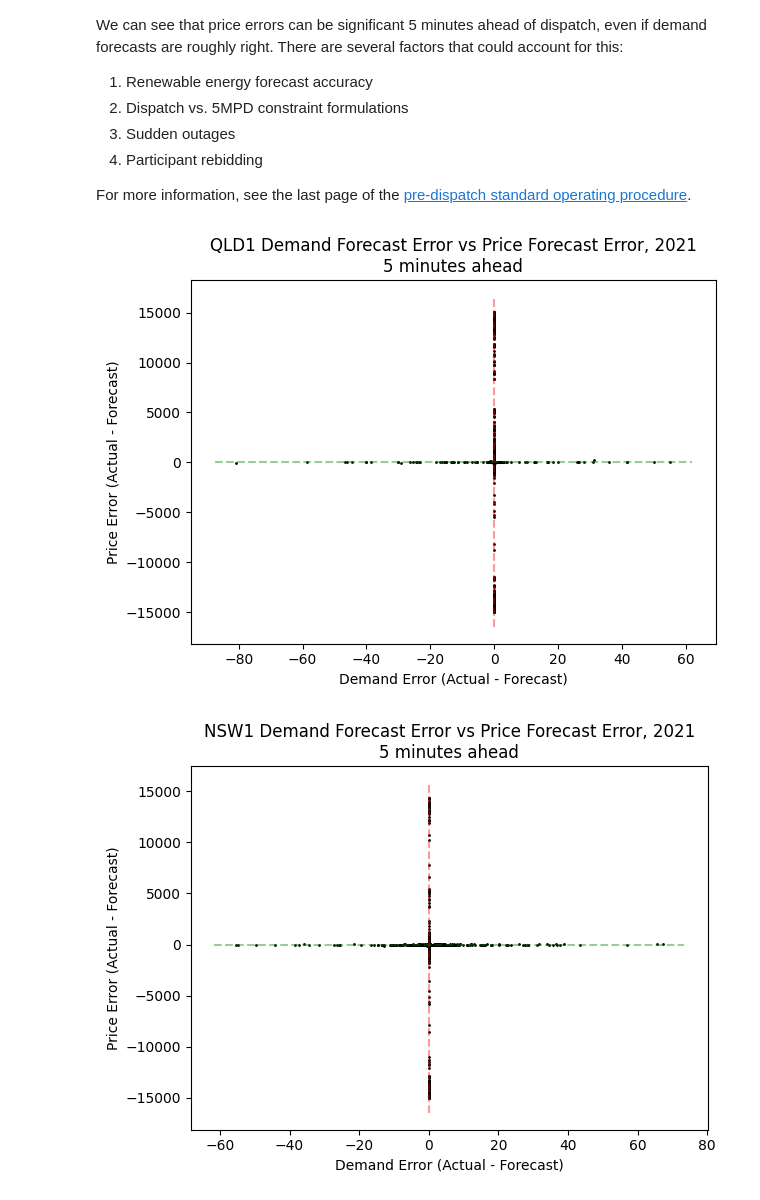
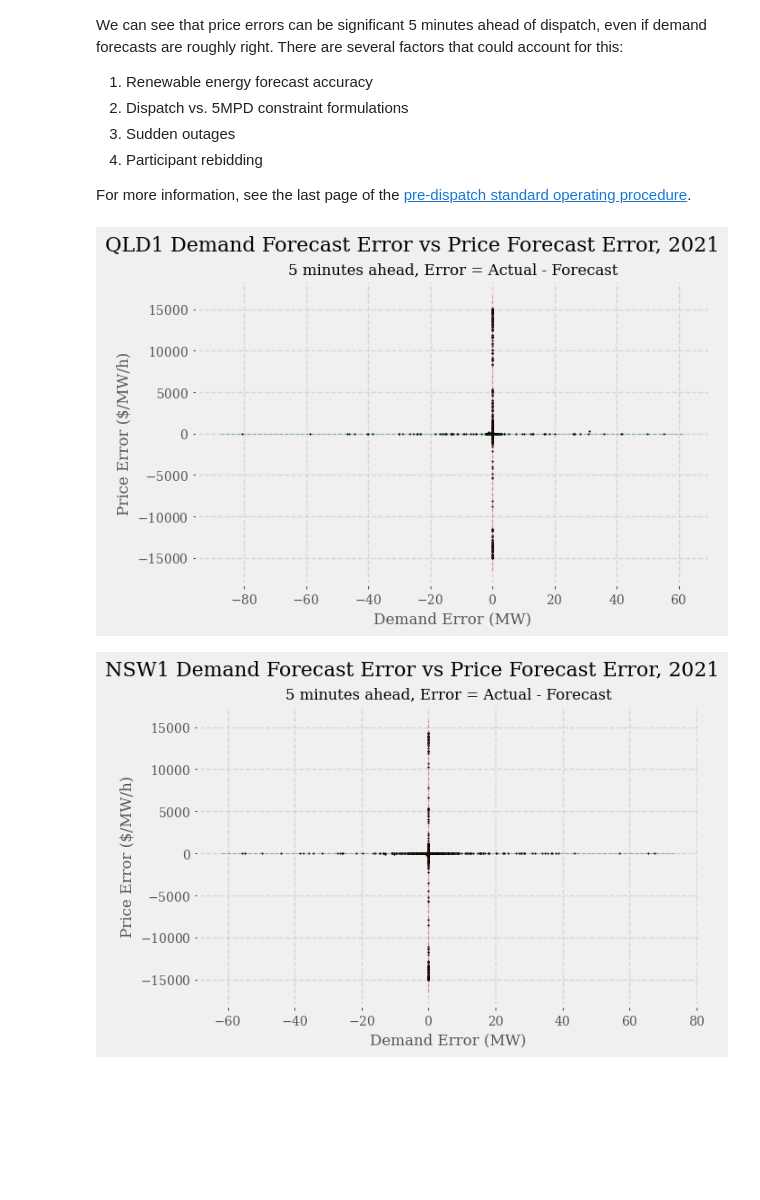
Before and after one commit to UNSW-CEEM/NEMSEER, a Jupyter notebook: docs/source/examples/price_convergence_2021.ipynb, the cells around one changed output. Saved outputs shown, nothing was run; the diff lists cells and outputs as text; code cells hidden in the pictures; blank space fills up the shorter version.

```diff
--- a/docs/source/examples/price_convergence_2021.ipynb
+++ b/docs/source/examples/price_convergence_2021.ipynb
@@ -552,8 +571,9 @@ for region in regions:
             f"{region} Absolute Price Error "
             + "<br><sup>Half-hourly dispatch intervals only</sup>"
         ),
+        template=nemseer_template
     )
-    fig.update_layout(yaxis_title="Price Error")
+    fig.update_layout(yaxis_title="Price Error ($/MW/h)", xaxis_title="Forecasted Time")
     abs_price_error_figs.append(fig)
 # %% [markdown]
 Zoom in and see how price error changes across forecast ahead times when:
@@ -882,14 +902,13 @@ for region in regions:
         x="demand_error",
         y="price_error",
         s=0.75,
-        xlabel="Demand Error (Actual - Forecast)",
-        ylabel="Price Error (Actual - Forecast)",
-        title=(
-            f"{region} Demand Forecast Error vs Price Forecast Error, 2021"
-            + "\nAll Ahead Times"
-        ),
-        c="black",
+        xlabel="Demand Error (MW)",
+        ylabel="Price Error ($/MW/h)",
+        c="grey",
+        alpha=0.7
     )
+    plt.suptitle(f"{region} Demand Forecast Error vs Price Forecast Error, 2021", fontsize=16)
+    plt.title("All Ahead Times, Error = Actual - Forecast",fontsize=12)
     (ymin, ymax) = ax.get_ylim()
     (xmin, xmax) = ax.get_xlim()
     plt.vlines(0.0, ymin, ymax, ls="--", color="r", alpha=0.4)
@@ -926,12 +945,10 @@ for region in regions:
     )
     (ymin, ymax) = ax.get_ylim()
     (xmin, xmax) = ax.get_xlim()
-    ax.set_xlabel("Demand Error (Actual - Forecast)")
-    ax.set_ylabel("Price Error (Actual - Forecast)")
-    ax.set_title(
-        f"{region} Demand Forecast Error vs Price Forecast Error, 2021"
-        + "\nAhead Times > 1 hour"
-    )
+    ax.set_xlabel("Demand Error (MW)")
+    ax.set_ylabel("Price Error ($/MW/h)")
+    plt.suptitle(f"{region} Demand Forecast Error vs Price Forecast Error, 2021", fontsize=16)
+    plt.title("Ahead Times > 1 hour, Error = Actual - Forecast",fontsize=12)
     plt.vlines(0.0, ymin, ymax, ls="--", color="r", alpha=0.4)
     plt.hlines(0.0, xmin, xmax, ls="--", color="g", alpha=0.4)
     plt.tight_layout()
@@ -958,22 +975,22 @@ For more information, see the last page of the [pre-dispatch standard operating
 # %%
 for region in regions:
     region_errors = demand_price_error.query("REGIONID==@region")
     region_errors = region_errors[region_errors["ahead_time"] == timedelta(minutes=5)]
     ax = region_errors.plot.scatter(
         x="demand_error",
         y="price_error",
         s=1,
-        xlabel="Demand Error (Actual - Forecast)",
-        ylabel="Price Error (Actual - Forecast)",
-        title=(f"{region} Demand Forecast Error vs Price Forecast Error, 2021"
-               + "\n5 minutes ahead"),
+        xlabel="Demand Error (MW)",
+        ylabel="Price Error ($/MW/h)",
         color="black"
     )
+    plt.suptitle(f"{region} Demand Forecast Error vs Price Forecast Error, 2021", fontsize=16)
+    plt.title("5 minutes ahead, Error = Actual - Forecast",fontsize=12)
     (ymin, ymax) = ax.get_ylim()
     (xmin, xmax) = ax.get_xlim()
-    plt.vlines(0.0, ymin, ymax, ls='--', color='r', alpha=0.4)
-    plt.hlines(0.0, xmin, xmax, ls='--', color='g', alpha=0.4)
+    plt.vlines(0.0, ymin, ymax, ls="--", color="r", alpha=0.4, lw=0.8)
+    plt.hlines(0.0, xmin, xmax, ls="--", color="g", alpha=0.4, lw=0.8)
     plt.tight_layout()
 # %% [output]
-[figure, old version]
+[figure, new version]
-[figure, old version]
+[figure, new version]
```
Also changed, not shown: parts of 8 cells of this notebook, 22 other files.
